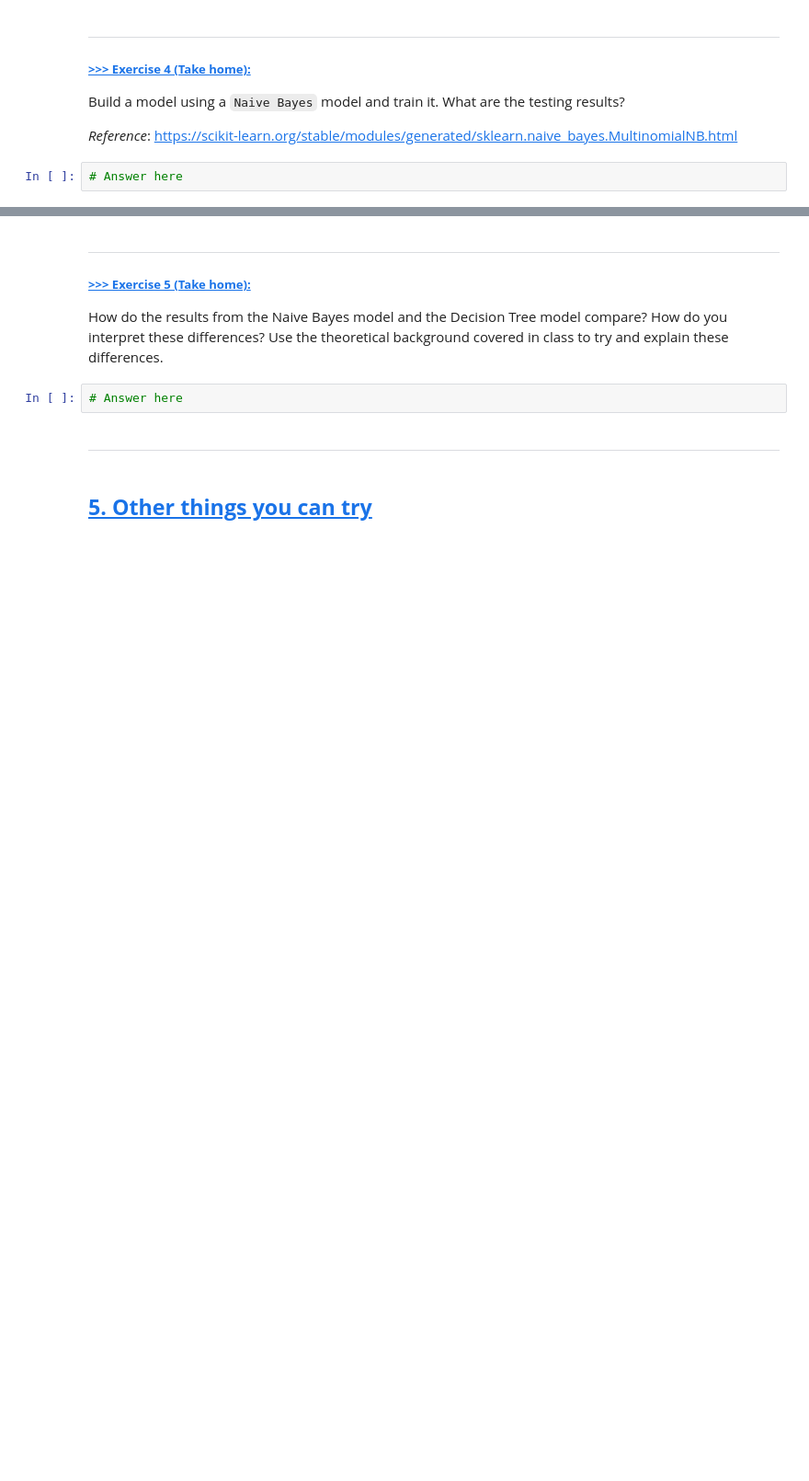
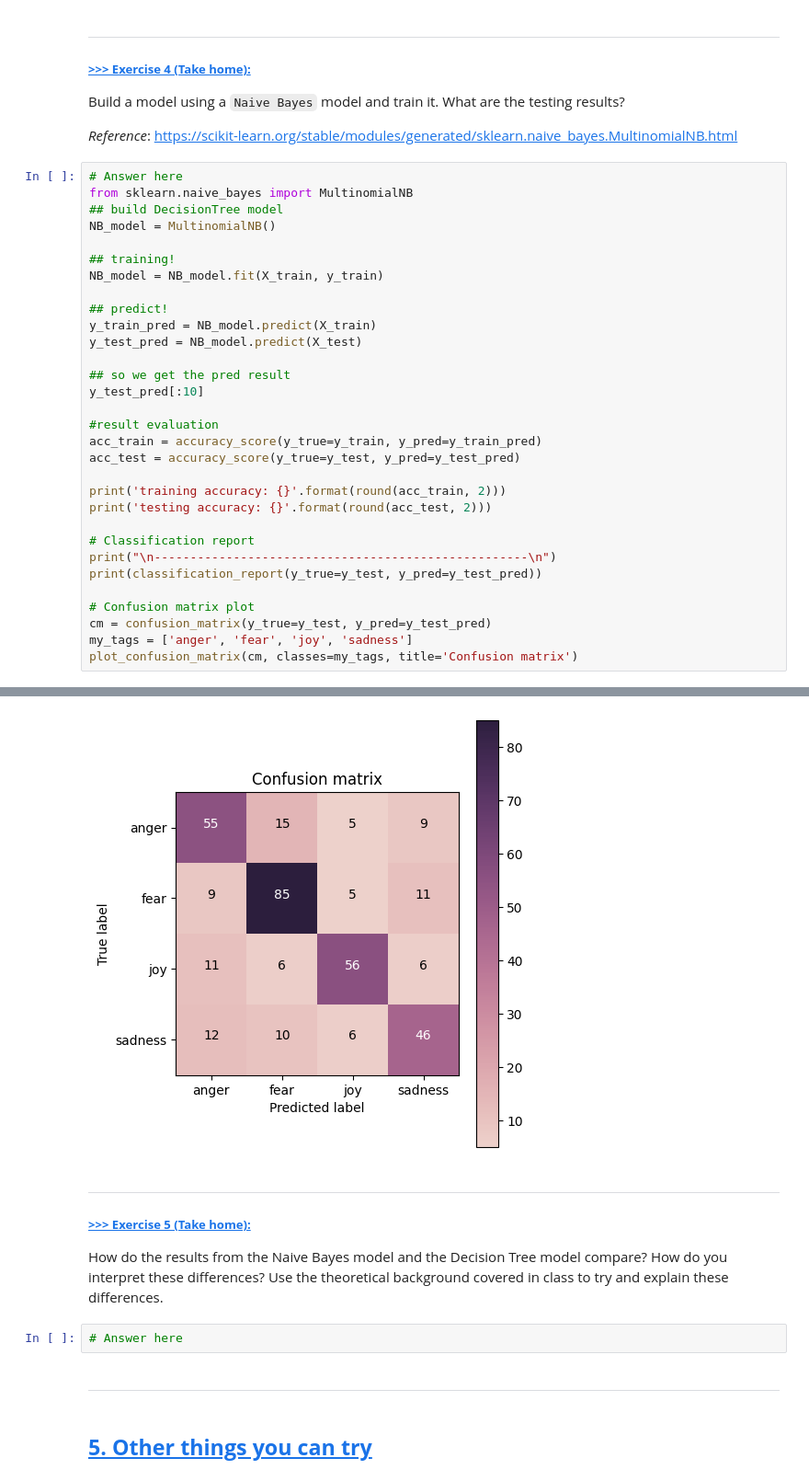
Before and after one commit to chiajungchang2003/DM2025-Lab2-Exercise, a Jupyter notebook: DM2025-Lab2-Master-Phase_1.ipynb, the cells around one changed output, grey strips where cells are left out. Shown at 92% size. Cells and saved outputs as stored; diff of their text form; blank space fills up the shorter version.

````diff
--- a/DM2025-Lab2-Master-Phase_1.ipynb
+++ b/DM2025-Lab2-Master-Phase_1.ipynb
@@ -523,5 +528,35 @@ Can you interpret the results above? What do they mean?
 Build a model using a ```Naive Bayes``` model and train it. What are the testing results?
 
 *Reference*: https://scikit-learn.org/stable/modules/generated/sklearn.naive_bayes.MultinomialNB.html
-# %%
-# Answer here
+# %%
+# Answer here
+from sklearn.naive_bayes import MultinomialNB
+## build DecisionTree model
+NB_model = MultinomialNB()
+
+## training!
+NB_model = NB_model.fit(X_train, y_train)
+
+## predict!
+y_train_pred = NB_model.predict(X_train)
+y_test_pred = NB_model.predict(X_test)
+
+## so we get the pred result
+y_test_pred[:10]
+
+#result evaluation
+acc_train = accuracy_score(y_true=y_train, y_pred=y_train_pred)
+acc_test = accuracy_score(y_true=y_test, y_pred=y_test_pred)
+
+print('training accuracy: {}'.format(round(acc_train, 2)))
+print('testing accuracy: {}'.format(round(acc_test, 2)))
+
+# Classification report
+print("\n----------------------------------------------------\n")
+print(classification_report(y_true=y_test, y_pred=y_test_pred))
+
+# Confusion matrix plot
+cm = confusion_matrix(y_true=y_test, y_pred=y_test_pred)
+my_tags = ['anger', 'fear', 'joy', 'sadness']
+plot_confusion_matrix(cm, classes=my_tags, title='Confusion matrix')
+# %% [output]
@@ -528,3 +578,4 @@
+[figure, added]
 # %% [markdown]
 ---
 ##### <a id='toc1_8_1_1_3_'></a>[**>>> Exercise 5 (Take home):**](#toc0_)
````
Also changed, not shown: parts of 17 cells of this notebook.
